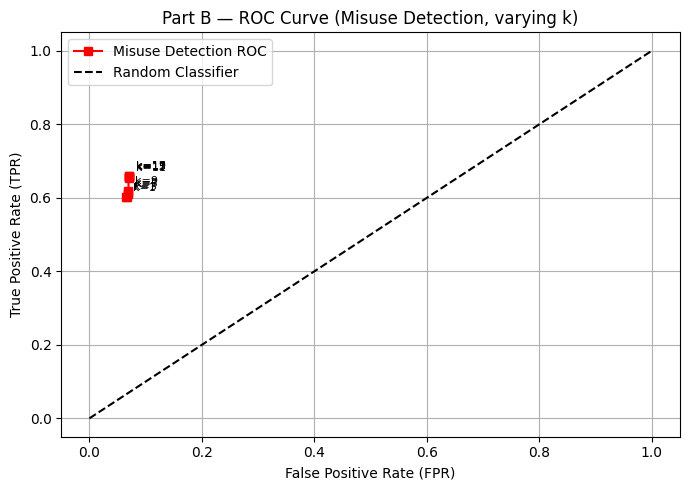
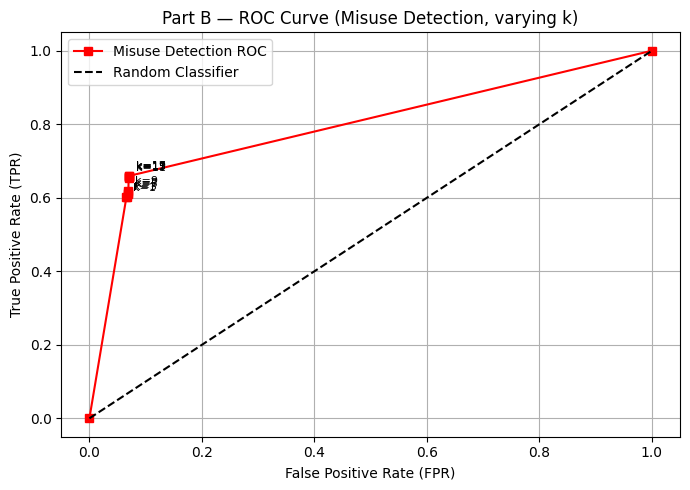
Code edit (unified diff) that turned the first committed figure into the second:
--- before
+++ after
@@ -4,6 +4,9 @@
 tprs_B_sorted = [p[1] for p in sorted_B]
 
+fprs_B_plot = [0.0] + fprs_B_sorted + [1.0]
+tprs_B_plot = [0.0] + tprs_B_sorted + [1.0]
+
 plt.figure(figsize=(7, 5))
-plt.plot(fprs_B_sorted, tprs_B_sorted, 'rs-', label='Misuse Detection ROC')
+plt.plot(fprs_B_plot, tprs_B_plot, 'rs-', label='Misuse Detection ROC')
 plt.plot([0, 1], [0, 1], 'k--', label='Random Classifier')
 

Commit: Added missing attack labels from testing set to ATTACK_MAP and update B(3) to anchor ROC curve at (0,0) and end at (1,1)